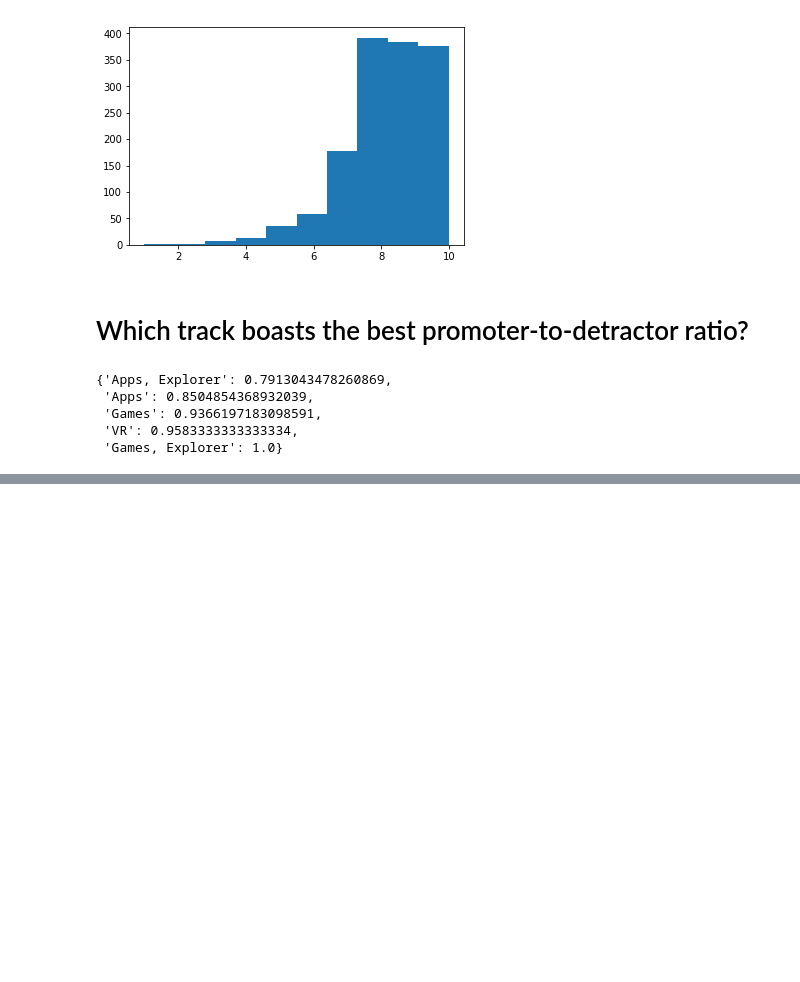
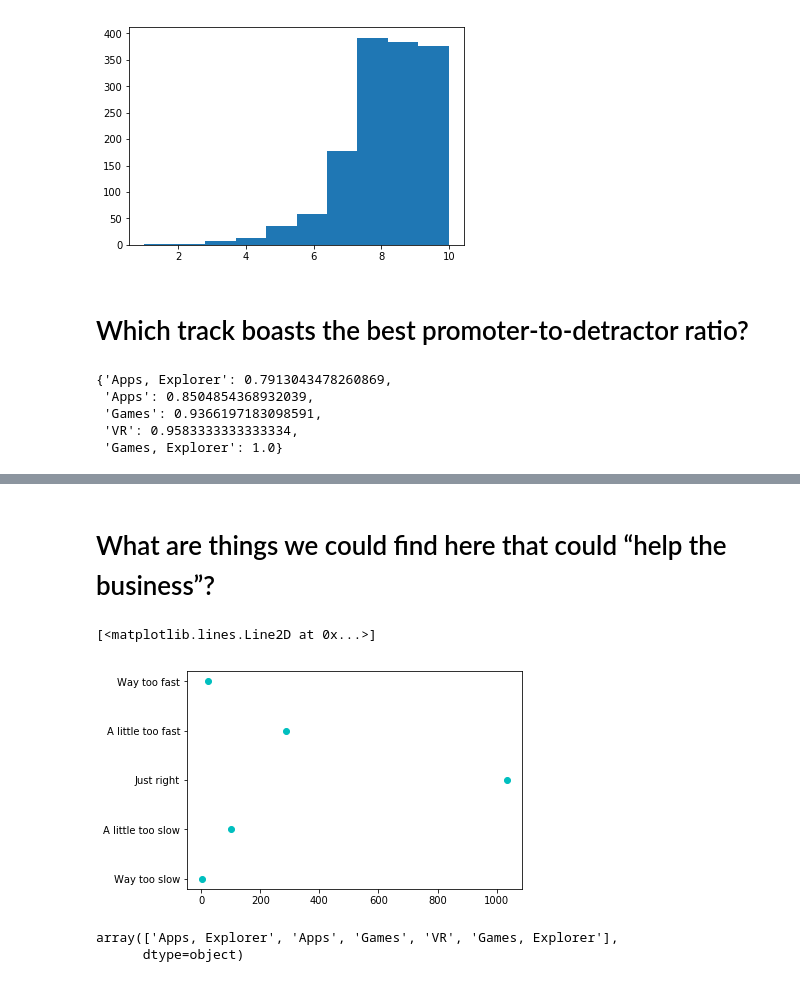
Before and after one commit to jshams/summer-academy-NPS-assignment, a Jupyter notebook: ms_summer_analysis.ipynb, the cells around one changed output, grey strips where cells are left out. Saved outputs shown, nothing was run; the diff lists cells and outputs as text; code cells hidden in the pictures; blank space fills up the shorter version.

```diff
--- a/ms_summer_analysis.ipynb
+++ b/ms_summer_analysis.ipynb
@@ -83,0 +129,16 @@ track_promoter_detractor_ratio
+# %% [markdown]
+# What are things we could find here that could “help the business”?
+# %%
+# pacings = sorted(df['Schedule Pacing'].dropna().unique())
+pacings = ['Way too slow', 'A little too slow', 'Just right', 'A little too fast', 'Way too fast']
+pacing_counts = [len(df[df['Schedule Pacing'] == pace]['Schedule Pacing']) for pace in pacings]
+pacings_to_counts = list(zip(pacings, pacing_counts))
+plt.plot(pacing_counts, pacings, 'ro', color='c')
+# %% [output]
+[<matplotlib.lines.Line2D at 0x...>]
+[figure, added]
+# %%
+tracks = df['Track'].dropna().unique()
+# %% [output]
+array(['Apps, Explorer', 'Apps', 'Games', 'VR', 'Games, Explorer'],
+      dtype=object)
```
Also changed, not shown: parts of 11 cells of this notebook.
